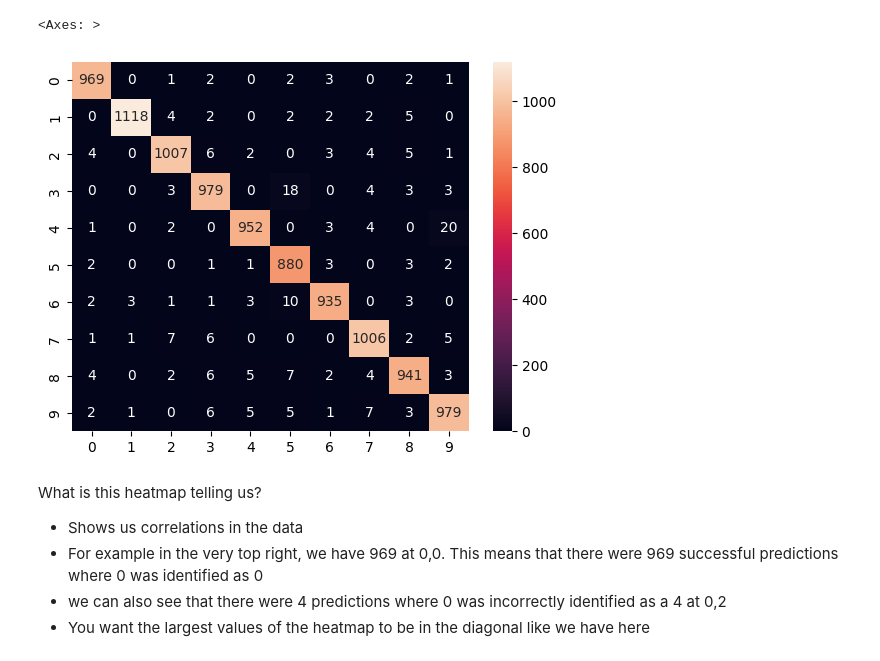
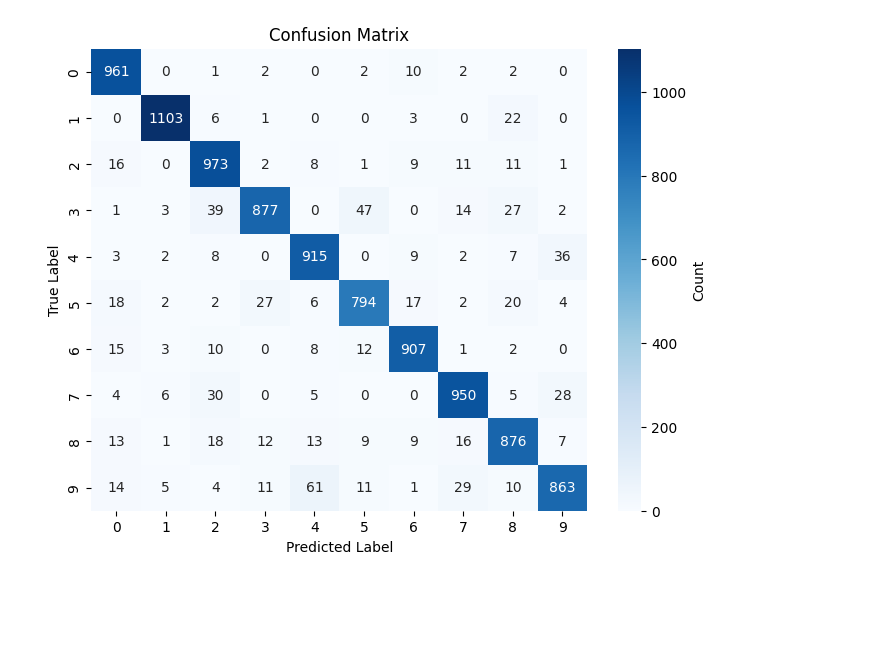
Before and after one commit to tgeby0/Machine-learning-demo, a Jupyter notebook: nbs/mnist.ipynb, the cells around one changed output. Drawn from its saved outputs; the diff is of its cells as text; code cells hidden in the pictures; blank space fills up the shorter version.

```diff
--- a/nbs/mnist.ipynb
+++ b/nbs/mnist.ipynb
@@ -7,6 +5,3 @@ import tensorflow as tf  # used for creating and training machine learning model
 from tensorflow import keras # Keras contains the mnist dataset
 from matplotlib import pyplot as plt  # library that helps us visualize data by creating plots
 import seaborn as sn # visualization library for creating more complex graphs
-# %%
-# split the data into a training set and testing set
-(x_train, y_train), (x_test, y_test) = keras.datasets.mnist.load_data()
@@ -47,3 +25,8 @@ x_test_flat = x_test.reshape(len(x_test), (28*28))
+# %%
+# TODO: Add reshape the data in this code block
+
+x_train_flat =
+x_test_flat =
 # %%
 # Model creation
 model = keras.Sequential([
@@ -57,6 +40,3 @@ model.compile (
     loss = 'sparse_categorical_crossentropy',
     metrics = ['accuracy']
 )
-
-
-model.fit(x_train_flat, y_train, epochs = 5)
@@ -81,9 +62,17 @@ model.evaluate(x_test_flat, y_test)
 # %%
-# we have a very high accuracy but lets create a neural network to see how well the model performs for each character
-
-y_pred = model.predict(x_test_flat)
-y_pred_labels = [np.argmax(i) for i in y_pred]
-
-confusion_matrix = tf.math.confusion_matrix(labels=y_test, predictions = y_pred_labels)
-sn.heatmap(confusion_matrix,annot=True, fmt= 'd')
+# TODO: Run the confusion matrix
+def plot_confusion_matrix(model, x_test_flat, y_test):
+    # Make predictions
+    y_pred = model.predict(x_test_flat)
+    y_pred_labels = [np.argmax(i) for i in y_pred]
+    # Create confusion matrix
+    confusion_matrix = tf.math.confusion_matrix(labels=y_test, predictions=y_pred_labels)
+    # Plot the confusion matrix
+    plt.figure(figsize=(8, 6))
+    sn.heatmap(confusion_matrix, annot=True, fmt='d', cmap='Blues', cbar_kws={'label': 'Count'})
+    plt.title('Confusion Matrix')
+    plt.xlabel('Predicted Label')
+    plt.ylabel('True Label')
+    plt.show()
+plot_confusion_matrix(model,x_test_flat,y_test)
 # %% [output]
@@ -91,8 +80 @@ sn.heatmap(confusion_matrix,annot=True, fmt= 'd')
-<Axes: >
-[figure, old version]
+[figure, new version]
-# %% [markdown]
-What is this heatmap telling us?
-- Shows us correlations in the data
-- For example in the very top right, we have 969 at 0,0. This means that there were 969 successful predictions where 0 was identified as 0
-- we can also see that there were 4 predictions where 0 was incorrectly identified as a 4 at 0,2
-- You want the largest values of the heatmap to be in the diagonal like we have here
```
Also changed, not shown: parts of 11 cells of this notebook, 5 other files.
